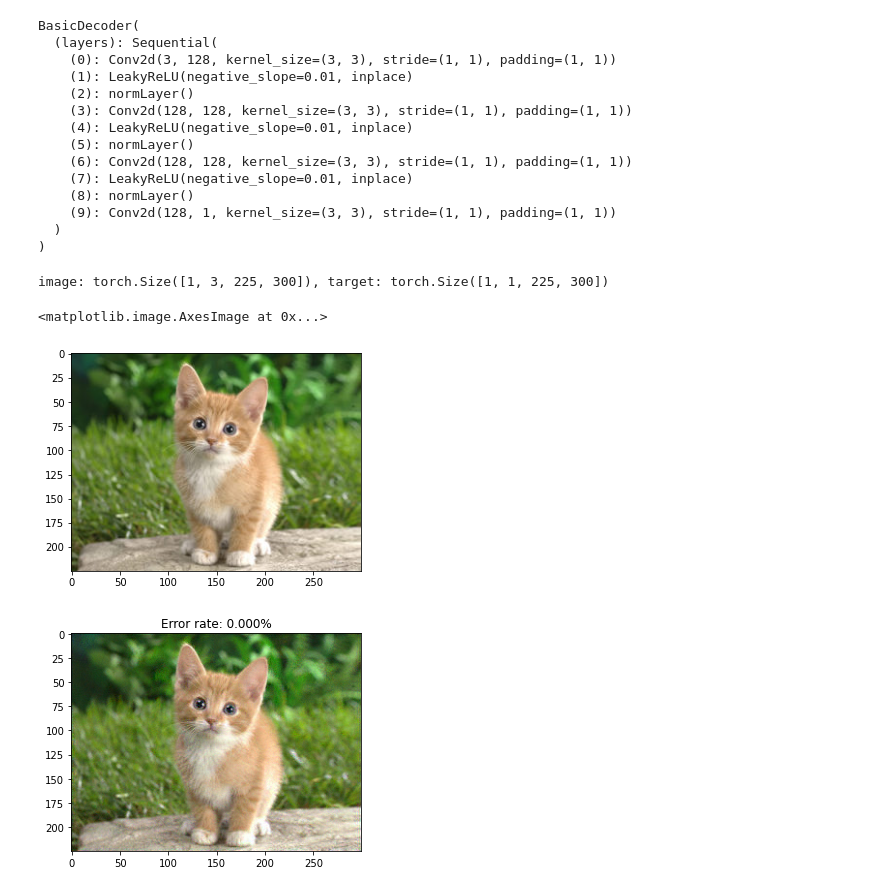
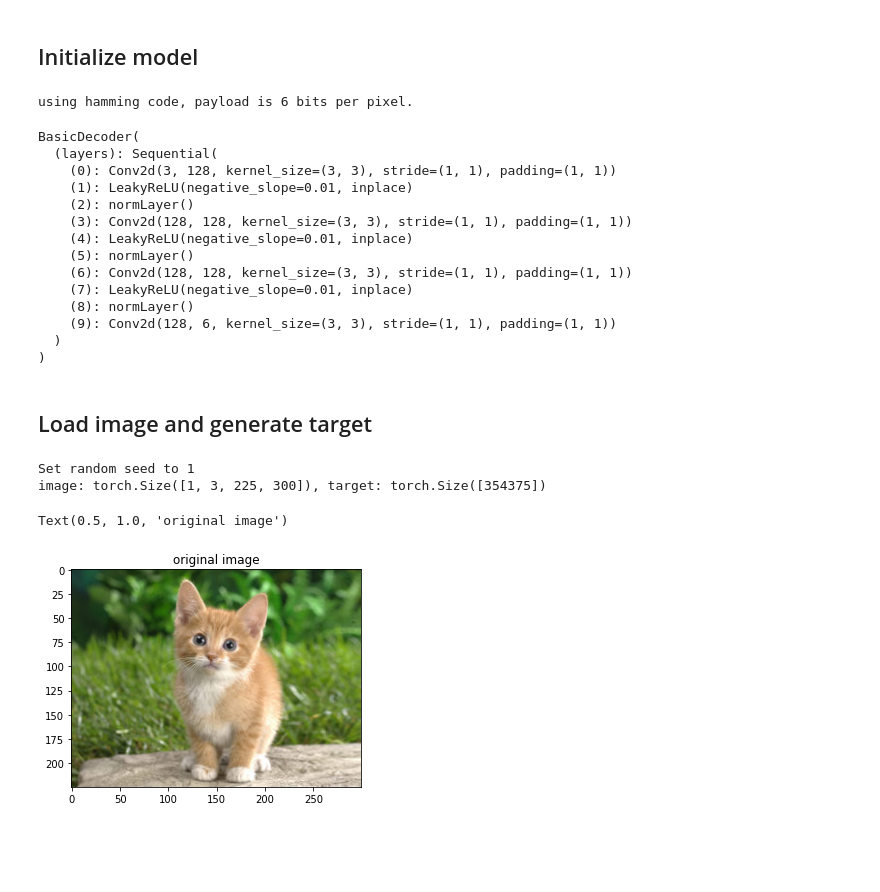
Before and after one commit to varshakishore/FaceDetection, a Jupyter notebook: submission_code/demo.ipynb, the cells around one changed output. Saved outputs shown, nothing was run; the diff lists cells and outputs as text; code cells hidden in the pictures; blank space fills up the shorter version.

```diff
--- a/submission_code/demo.ipynb
+++ b/submission_code/demo.ipynb
@@ -15,11 +19,10 @@ from rnns import BasicDecoder, shuffle_params, load_image_and_target, save_image
 # %%
-num_bits = 1
-hidden_size = 128
-pretrained = False
-pretrained_path = None
-flatten_image = False
-
-criterion = torch.nn.BCEWithLogitsLoss(reduction='sum')
+num_bits = 3                 # bits per pixel
+hidden_size = 128            # model width
+pretrained = False           # whether to use pretrained model
+pretrained_path = None       # pretrained model's path
+flatten_image = False        # whether to split the image by channel and combine as a 3x larger grayscale image
+hamming = True               # whether to use hamming code
 
 steps = 2000
 max_iter = 20
@@ -27,12 +30,25 @@ lr = 0.1
 eps = 0.105
 
 img_path = "./data/img.png"
+# %% [markdown]
+## Initialize model
+# %%
+if hamming:
+    hm = Hamming74()
+    bits = math.ceil(num_bits * 7 / 4)
+    print(f"using hamming code, payload is {bits} bits per pixel.")
+else:
+    bits = num_bits
+    hm = None
+# %% [output]
+using hamming code, payload is 6 bits per pixel.
 # %%
 if pretrained:
     steganogan = SteganoGAN.load(path=pretrained_path, cuda=True, verbose=True)
     model = steganogan.decoder
 else:
-    model = BasicDecoder(num_bits, hidden_size, flatten_image)
+    model = BasicDecoder(bits, hidden_size, flatten_image)
+
 print(model)
 # %% [output]
 BasicDecoder(
@@ -46,48 +62,23 @@ BasicDecoder(
     (6): Conv2d(128, 128, kernel_size=(3, 3), stride=(1, 1), padding=(1, 1))
     (7): LeakyReLU(negative_slope=0.01, inplace)
     (8): normLayer()
-    (9): Conv2d(128, 1, kernel_size=(3, 3), stride=(1, 1), padding=(1, 1))
+    (9): Conv2d(128, 6, kernel_size=(3, 3), stride=(1, 1), padding=(1, 1))
   )
 )
+# %% [markdown]
+## Load image and generate target
 # %%
-image, target = load_image_and_target(img_path, num_bits, flatten_image)
+image, real_target = load_image_and_target(img_path, num_bits, flatten_image, seed=1)
+target = hm.encode(real_target.view(-1)).float().view(-1) if hamming else real_target.clone()
+
 model.apply(shuffle_params)
 model.to('cuda')
 
 print(f"image: {image.shape}, target: {target.shape}")
 plt.imshow(image.cpu().numpy()[0].transpose(1, 2, 0))
+plt.title("original image")
 # %% [output]
-image: torch.Size([1, 3, 225, 300]), target: torch.Size([1, 1, 225, 300])
+Set random seed to 1
+image: torch.Size([1, 3, 225, 300]), target: torch.Size([354375])
-<matplotlib.image.AxesImage at 0x...>
+Text(0.5, 1.0, 'original image')
-[figure, old version]
+[figure, new version]
-# %%
-_eps = eps-0.0005
-adv_image = image.clone().detach()
-
-for i in trange(steps // max_iter):
-#     print(i)
-    adv_image.requires_grad = True
-    optimizer = LBFGS([adv_image], lr=lr, max_iter=max_iter)
-
-    def closure():
-        outputs = model(adv_image)
-        loss = criterion(outputs, target)
-
-        optimizer.zero_grad()
-        loss.backward()
-        return loss
-
-    optimizer.step(closure)
-    delta = torch.clamp(adv_image - image, min=-_eps, max=_eps)
-    adv_image = torch.clamp(image + delta, min=0, max=1).detach()
-
-    err = len(torch.nonzero((model(adv_image)>0).float().view(-1) != target.view(-1))) / target.numel()
-
-    clear_output(wait=True)
-    plt.imshow(adv_image.cpu().numpy()[0].transpose(1, 2, 0))
-    plt.title(f"Error rate: {err*100:0.3f}%")
-    plt.show()
-    if err == 0:
-        break
-# %% [output]
-[figure, removed]
```
Also changed, not shown: parts of 5 cells of this notebook, 5 other files.
